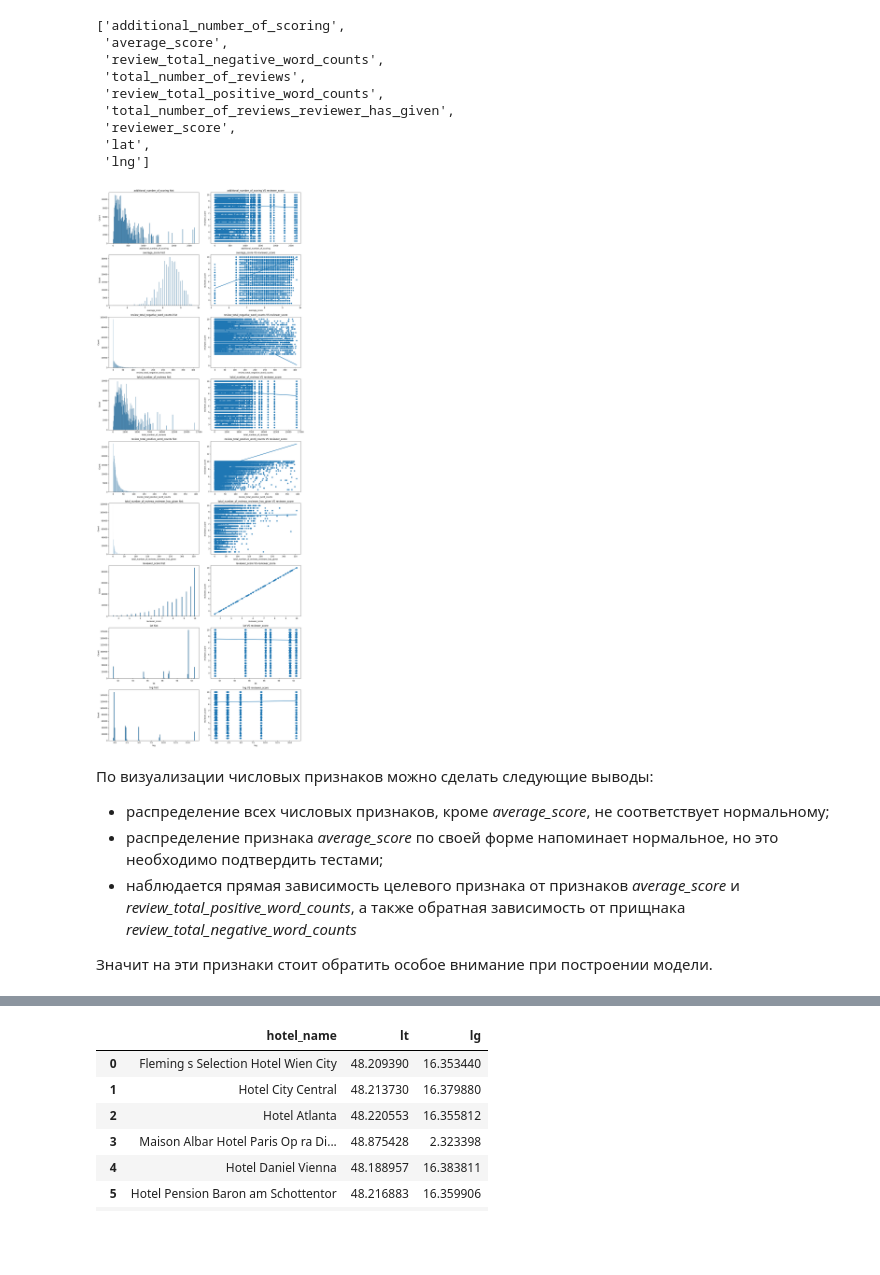
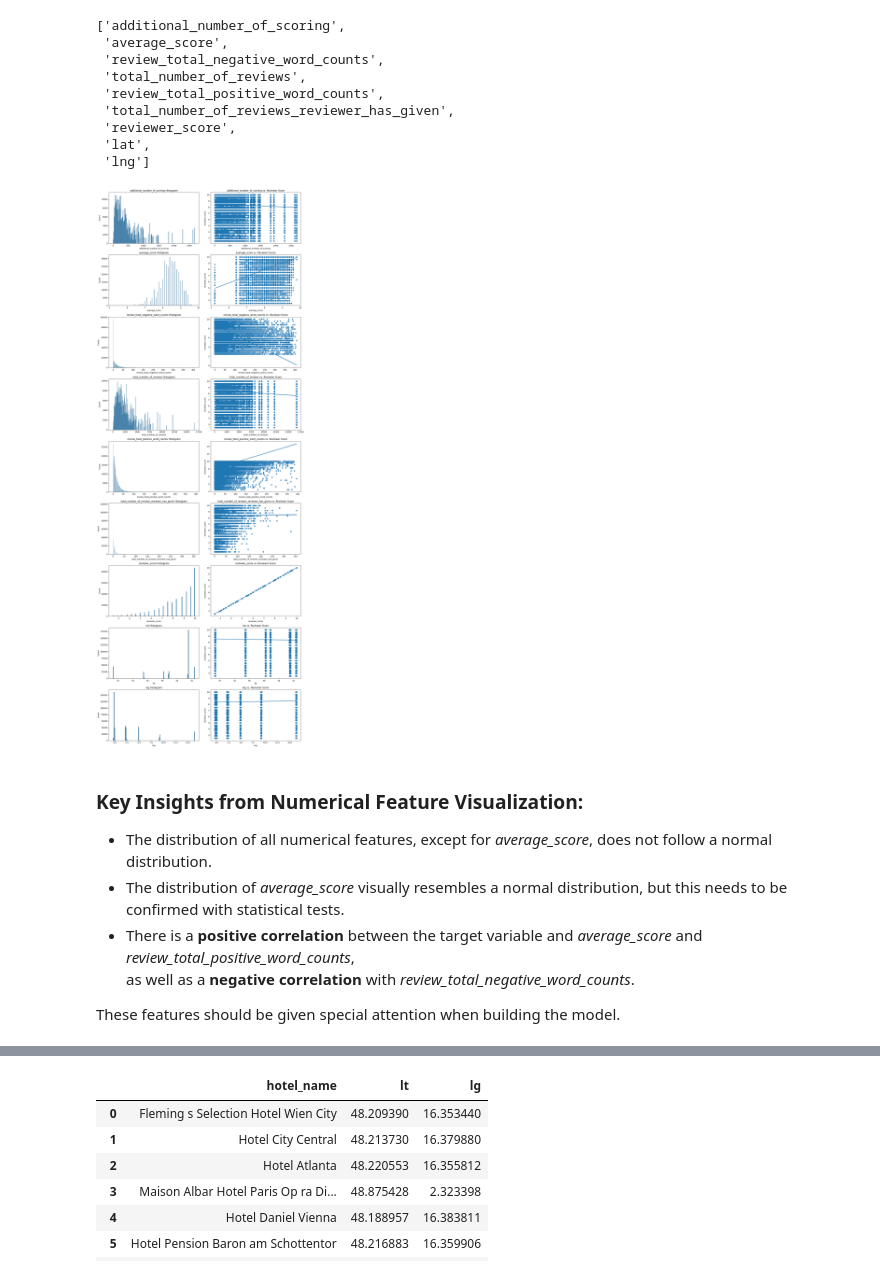
Before and after one commit to AndKober/Project_3, a Jupyter notebook: project-3.ipynb, the cells around one changed output, grey strips where cells are left out. Cells and saved outputs as stored; diff of their text form; code cells hidden in the pictures; blank space fills up the shorter version.

```diff
--- a/project-3.ipynb
+++ b/project-3.ipynb
@@ -228,26 +226,28 @@ num_features
  'lat',
  'lng']
 # %%
-n = len(num_features) #количество числовых признаков
-fig, axes = plt.subplots(n, 2, figsize=(15, 40)) # фигура + n х 2 координатных плоскостей
-#Создаем цикл для всех признаков из списка числовых признаков
-for i, feature in enumerate(num_features): #i- индекс, feature - название признака в таблице
-    #Строим гистограмму распределения признака
-    histplot = sns.histplot(data=df[df['sample']==1], x=feature, ax=axes[i][0])
-    #Добавляем подпись графику
-    histplot.set_title('{} hist'.format(feature))
-    #Строим диаграмму рассеяния + линейную регрессию
-    regplot = sns.regplot(data=df[df['sample']==1], x=feature, y='reviewer_score', ax=axes[i][1])
-    #Добавляем подпись графику
-    regplot.set_title('{} VS reviewer_score'.format(feature));
-plt.tight_layout() #выравнивание графиков
+n = len(num_features)  # Number of numerical features
+fig, axes = plt.subplots(n, 2, figsize=(15, 40))  # Creating a figure with n x 2 subplots
+
+# Looping through all numerical features
+for i, feature in enumerate(num_features):  # i - index, feature - feature name in the dataset
+    # Plotting the histogram for feature distribution
+    histplot = sns.histplot(data=df[df['sample'] == 1], x=feature, ax=axes[i][0])
+    histplot.set_title('{} Histogram'.format(feature))  # Adding a title to the plot
+
+    # Plotting scatter plot with linear regression
+    regplot = sns.regplot(data=df[df['sample'] == 1], x=feature, y='reviewer_score', ax=axes[i][1])
+    regplot.set_title('{} vs. Reviewer Score'.format(feature))  # Adding a title to the plot
+
+plt.tight_layout()  # Adjusting layout for better readability
 # %% [output]
-[figure, old version]
+[figure, new version]
 # %% [markdown]
-По визуализации числовых признаков можно сделать следующие выводы:
-- распределение всех числовых признаков, кроме *average_score*, не соответствует нормальному;
-- распределение признака *average_score* по своей форме напоминает нормальное, но это необходимо подтвердить тестами;
-- наблюдается прямая зависимость целевого признака от признаков *average_score* и *review_total_positive_word_counts*, а также обратная зависимость от прищнака *review_total_negative_word_counts*
+### **Key Insights from Numerical Feature Visualization:**
+- The distribution of all numerical features, except for *average_score*, does not follow a normal distribution.
+- The distribution of *average_score* visually resembles a normal distribution, but this needs to be confirmed with statistical tests.
+- There is a **positive correlation** between the target variable and *average_score* and *review_total_positive_word_counts*,
+  as well as a **negative correlation** with *review_total_negative_word_counts*.
 
-Значит на эти признаки стоит обратить особое внимание при построении модели.
+These features should be given special attention when building the model.
 # %% [markdown]
```
Also changed, not shown: parts of 74 cells of this notebook, 1 other file.
